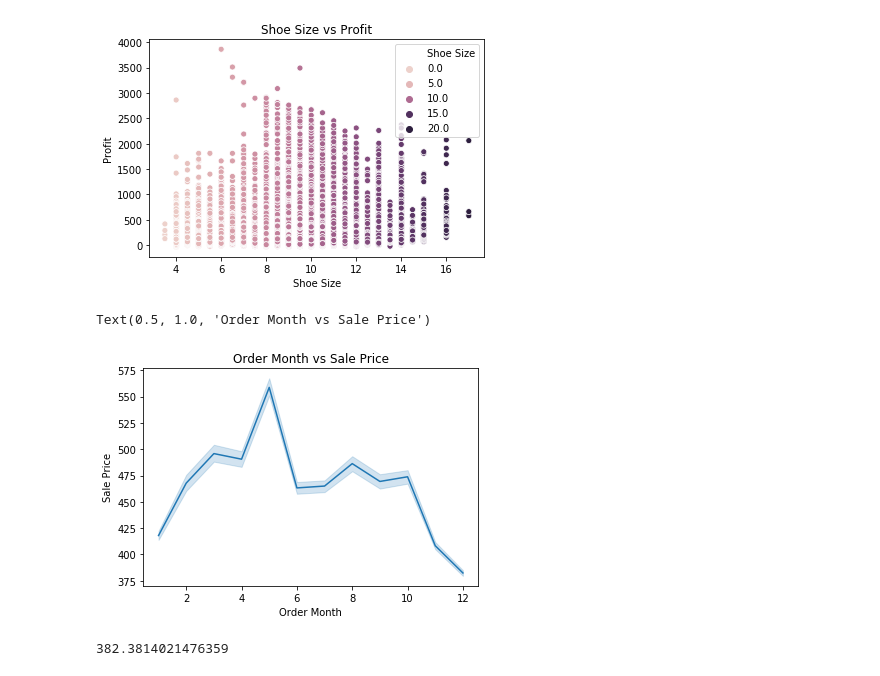
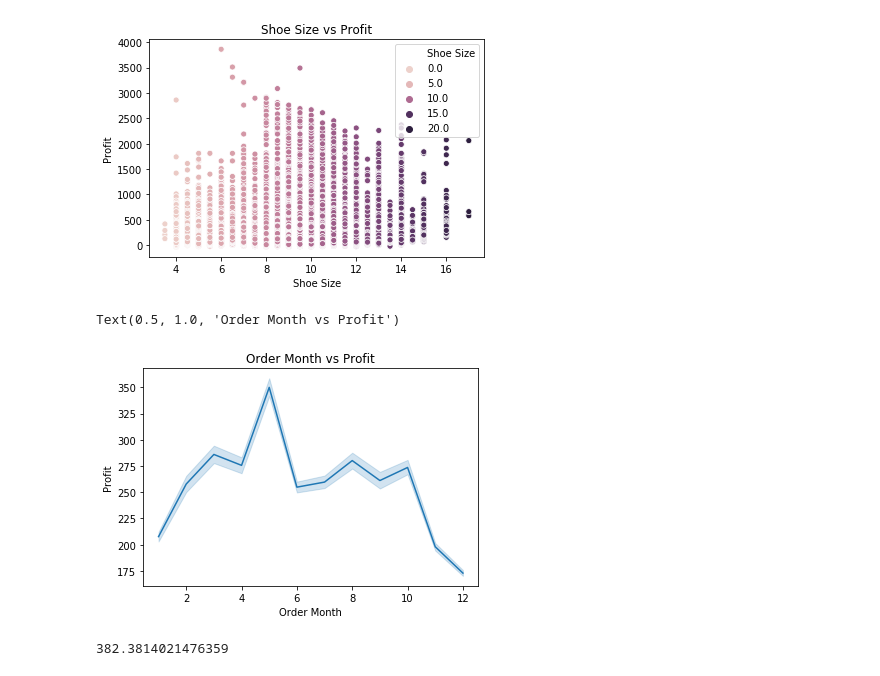
Before and after one commit to ed-biz23/data-sci-project, a Jupyter notebook: Project.ipynb, the cells around one changed output. Saved outputs shown, nothing was run; the diff lists cells and outputs as text; code cells hidden in the pictures.

```diff
--- a/Project.ipynb
+++ b/Project.ipynb
@@ -136,10 +136,10 @@ Text(0.5, 1.0, 'Shoe Size vs Profit')
 data['Order Date'] = pd.to_datetime(data['Order Date'])
 data['Order Month'] = data['Order Date'].dt.month
 # %%
-sns.lineplot(data=data, x='Order Month', y='Sale Price').set_title('Order Month vs Sale Price')
+sns.lineplot(data=data, x='Order Month', y='Profit').set_title('Order Month vs Profit')
 # %% [output]
-Text(0.5, 1.0, 'Order Month vs Sale Price')
+Text(0.5, 1.0, 'Order Month vs Profit')
-[figure, old version]
+[figure, new version]
 # %%
 may_filter = data["Order Date"].dt.month == 12
 data[may_filter]["Sale Price"].mean()
```
Also changed, not shown: parts of 17 cells of this notebook, 2 other files.
